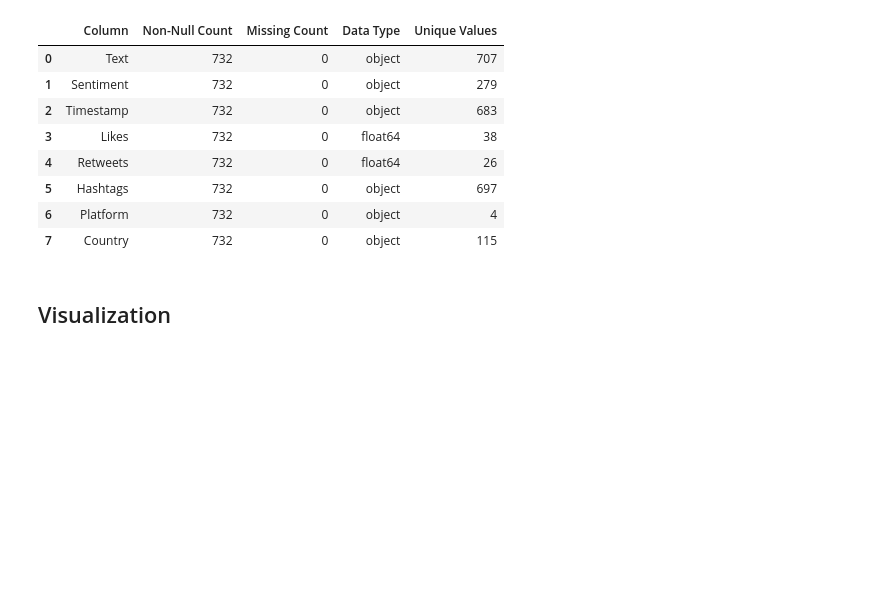
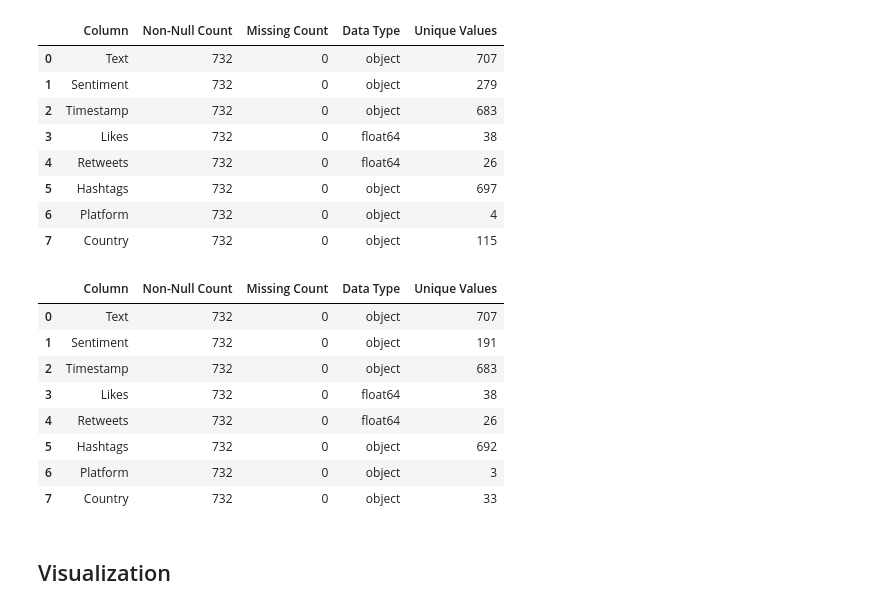
Before and after one commit to ansonczh/Data-Science-Bootcamp_InfSix_Group-project, a Jupyter notebook: data_exploration.ipynb, the cells around one changed output. Cells and saved outputs as stored; diff of their text form; code cells hidden in the pictures; blank space fills up the shorter version.

Commit message:
combined duplicate values

```diff
--- a/data_exploration.ipynb
+++ b/data_exploration.ipynb
@@ -147,3 +152,24 @@ display(summary)
+# %%
+summary = pd.DataFrame({
+    'Column': df.columns,
+    'Non-Null Count': df.notnull().sum().values,
+    'Missing Count': df.isnull().sum().values,
+    'Data Type': df.dtypes.values,
+    'Unique Values': [df[col].nunique() for col in df.columns]
+})
+
+summary = summary.sort_values('Missing Count', ascending=False)
+display(summary)
+# %% [output]
+|  | Column | Non-Null Count | Missing Count | Data Type | Unique Values |
+| 0 | Text | 732 | 0 | object | 707 |
+| 1 | Sentiment | 732 | 0 | object | 191 |
+| 2 | Timestamp | 732 | 0 | object | 683 |
+| 3 | Likes | 732 | 0 | float64 | 38 |
+| 4 | Retweets | 732 | 0 | float64 | 26 |
+| 5 | Hashtags | 732 | 0 | object | 692 |
+| 6 | Platform | 732 | 0 | object | 3 |
+| 7 | Country | 732 | 0 | object | 33 |
 # %% [markdown]
 ## Visualization
 # %%
```
Also changed, not shown: parts of 6 cells of this notebook, 1 other file.
